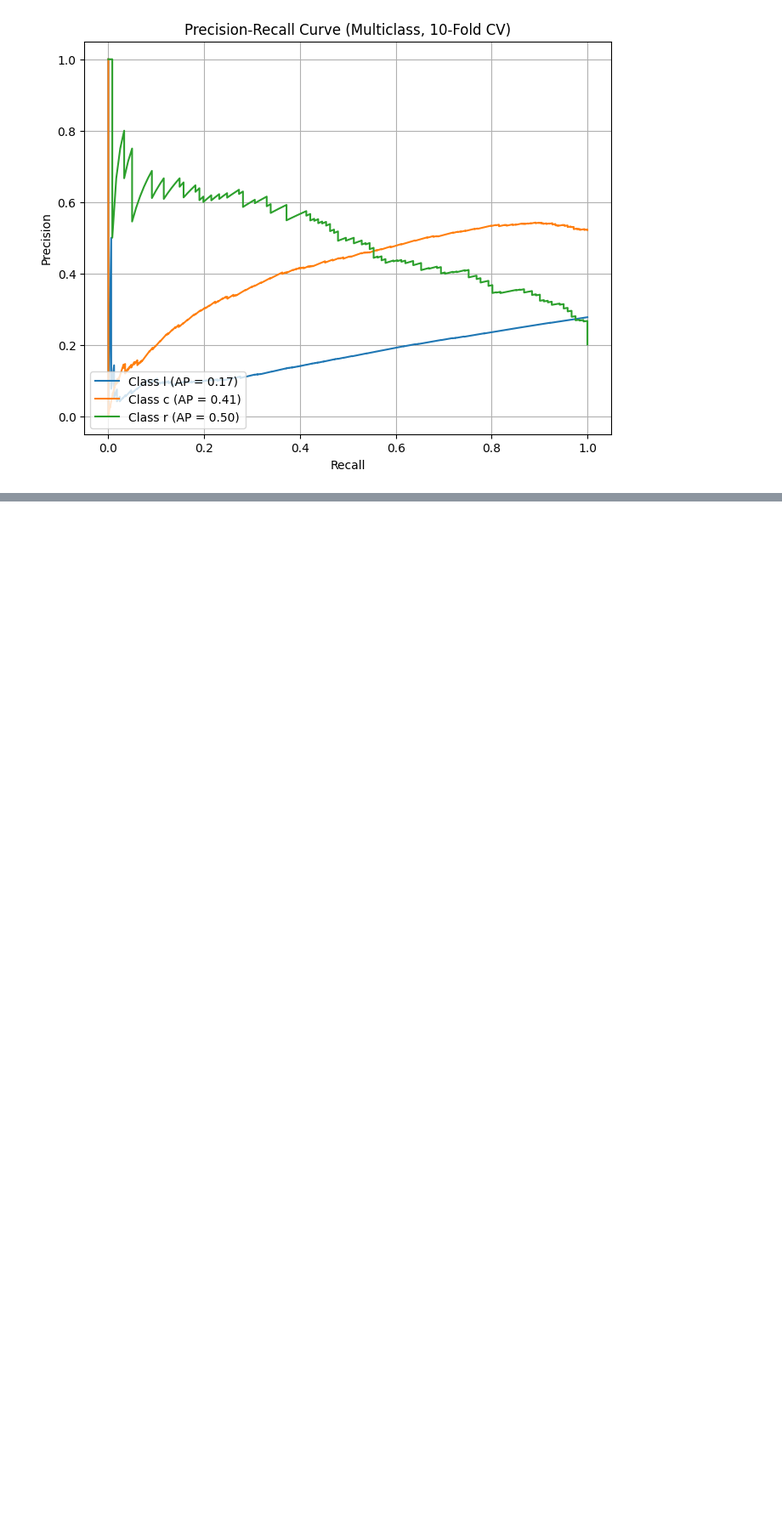
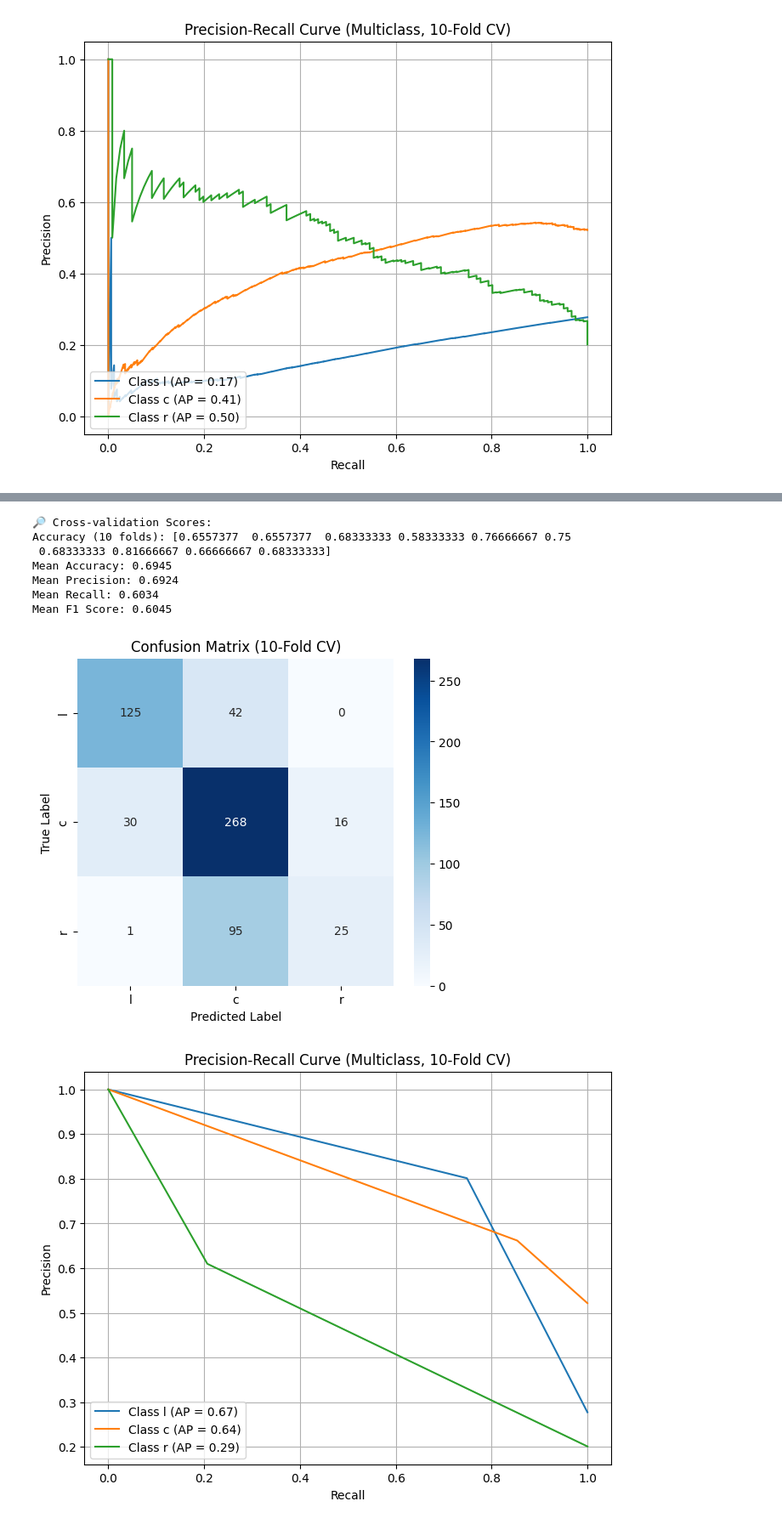
Before and after one commit to bigbrainmay/pursuit, a Jupyter notebook: NB.ipynb, the cells around one changed output, grey strips where cells are left out. Shown at 85% size. Drawn from its saved outputs; the diff is of its cells as text; code cells hidden in the pictures; blank space fills up the shorter version.

```diff
--- a/NB.ipynb
+++ b/NB.ipynb
@@ -945,0 +962,78 @@ Chris_unlabel_ids_3 = pursuit_functions.feature_extraction.gather_groundtruth(un
+# %%
+from sklearn.model_selection import StratifiedKFold, cross_val_predict, cross_validate
+from sklearn.preprocessing import StandardScaler, label_binarize
+from sklearn.linear_model import LogisticRegression
+from sklearn.pipeline import Pipeline
+from sklearn.metrics import confusion_matrix, precision_recall_curve, average_precision_score, classification_report
+import matplotlib.pyplot as plt
+import seaborn as sns
+import numpy as np
+
+# Features and target
+X = labels_df[['curvature', 'path_efficiency', 'total_path_distance', 'avsq_laserMoveDir', 'avsq_laserJerk']]
+y = labels_df['label']
+classes = ['l', 'c', 'r']
+
+# Binarize labels for Precision-Recall Curve
+y_binarized = label_binarize(y, classes=classes)
+
+# Pipeline: Scaling + Logistic Regression (multinomial)
+pipeline = Pipeline([
+    ('scaler', StandardScaler()),
+    ('log_reg', LogisticRegression(multi_class='multinomial', solver='lbfgs', max_iter=1000))
+])
+
+# 10-fold Stratified Cross-validation
+cv = StratifiedKFold(n_splits=10, shuffle=True, random_state=42)
+
+# 1️⃣ -- Get cross-validation scores
+scoring = ['accuracy', 'precision_macro', 'recall_macro', 'f1_macro']
+results = cross_validate(pipeline, X, y, cv=cv, scoring=scoring)
+
+print("🔎 Cross-validation Scores:")
+print(f"Accuracy (10 folds): {results['test_accuracy']}")
+print(f"Mean Accuracy: {np.mean(results['test_accuracy']):.4f}")
+print(f"Mean Precision: {np.mean(results['test_precision_macro']):.4f}")
+print(f"Mean Recall: {np.mean(results['test_recall_macro']):.4f}")
+print(f"Mean F1 Score: {np.mean(results['test_f1_macro']):.4f}")
+
+# 2️⃣ -- Get cross-validated predictions for confusion matrix
+y_pred = cross_val_predict(pipeline, X, y, cv=cv)
+
+# 3️⃣ -- Confusion Matrix
+cm = confusion_matrix(y, y_pred, labels=classes)
+plt.figure(figsize=(6,5))
+sns.heatmap(cm, annot=True, fmt='d', cmap='Blues', xticklabels=classes, yticklabels=classes)
+plt.xlabel('Predicted Label')
+plt.ylabel('True Label')
+plt.title('Confusion Matrix (10-Fold CV)')
+plt.show()
+
+# 4️⃣ -- Precision-Recall Curve
+plt.figure(figsize=(8,6))
+
+for i, class_label in enumerate(classes):
+    precision, recall, _ = precision_recall_curve(y_binarized[:, i], y_pred == class_label)
+    avg_precision = average_precision_score(y_binarized[:, i], y_pred == class_label)
+    plt.plot(recall, precision, label=f"Class {class_label} (AP = {avg_precision:.2f})")
+
+plt.xlabel('Recall')
+plt.ylabel('Precision')
+plt.title('Precision-Recall Curve (Multiclass, 10-Fold CV)')
+plt.legend(loc='lower left')
+plt.grid(True)
+plt.show()
+
+# 5️⃣ -- Classification Report
+print("\n📄 Classification Report (All folds combined):")
+print(classification_report(y, y_pred, target_names=classes))
+# %% [output]
+🔎 Cross-validation Scores:
+Accuracy (10 folds): [0.6557377  0.6557377  0.68333333 0.58333333 0.76666667 0.75
+ 0.68333333 0.81666667 0.66666667 0.68333333]
+Mean Accuracy: 0.6945
+Mean Precision: 0.6924
+Mean Recall: 0.6034
+Mean F1 Score: 0.6045
+[figure, added]
+[figure, added]
```
Also changed, not shown: parts of 8 cells of this notebook.
